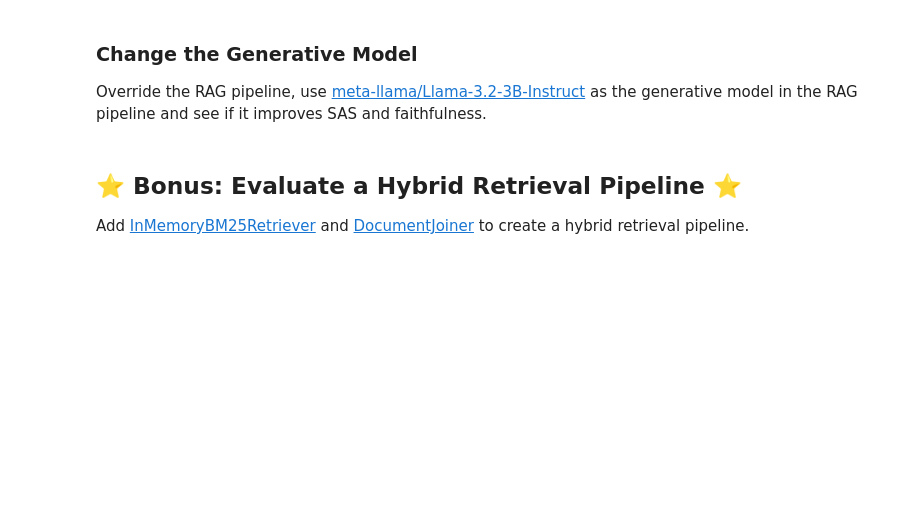
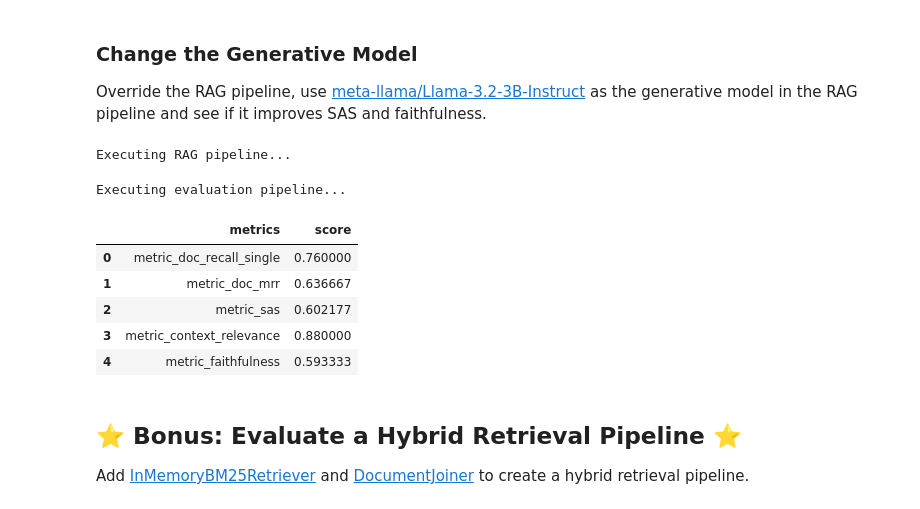
Before and after one commit to d-kleine/Advent_of_HayStack, a Jupyter notebook: 10_Evaluation_Harness.ipynb, the cells around one changed output. Drawn from its saved outputs; the diff is of its cells as text; code cells hidden in the pictures; blank space fills up the shorter version.

```diff
--- a/10_Evaluation_Harness.ipynb
+++ b/10_Evaluation_Harness.ipynb
@@ -178,10 +243,13 @@ Answer:
 rag_pipeline = Pipeline()
 rag_pipeline.add_component(
     "query_embedder",
-    HuggingFaceAPITextEmbedder(api_type="serverless_inference_api",
-                                              api_params={"model": "BAAI/bge-m3"}),
+    HuggingFaceAPITextEmbedder(
+        api_type="serverless_inference_api", api_params={"model": "BAAI/bge-m3"}
+    ),
 )
-rag_pipeline.add_component("retriever", InMemoryEmbeddingRetriever(document_store, top_k=3))
+rag_pipeline.add_component(
+    "retriever", InMemoryEmbeddingRetriever(document_store, top_k=3)
+)
 rag_pipeline.add_component("prompt_builder", PromptBuilder(template=template))
 rag_pipeline.add_component("generator", generator)
 
@@ -258,12 +373,28 @@ Override the RAG pipeline, use [meta-llama/Llama-3.2-3B-Instruct](https://huggin
 # %%
 ## TODO: Create a new RAGEvaluationOverrides to change the generative model
 
-overrides = ...
+overrides = RAGEvaluationOverrides(
+    rag_pipeline={
+        "generator": {"api_params": {"model": "meta-llama/Llama-3.2-3B-Instruct"}}
+    }
+)
 
-harness_eval_run_3b = pipeline_eval_harness.run(inputs=eval_harness_input, run_name="llama_3.2_3b", overrides=overrides)
+harness_eval_run_3b = pipeline_eval_harness.run(
+    inputs=eval_harness_input, run_name="llama_3.2_3b", overrides=overrides
+)
+# %% [output]
+Executing RAG pipeline...
+Executing evaluation pipeline...
 # %%
 ## TODO: Generate a new score report
-harness_eval_run_3b...
+harness_eval_run_3b.results.score_report()
+# %% [output]
+|  | metrics | score |
+| 0 | metric_doc_recall_single | 0.760000 |
+| 1 | metric_doc_mrr | 0.636667 |
+| 2 | metric_sas | 0.602177 |
+| 3 | metric_context_relevance | 0.880000 |
+| 4 | metric_faithfulness | 0.593333 |
 # %% [markdown]
 ## ⭐️ Bonus: Evaluate a Hybrid Retrieval Pipeline ⭐️
 
```
Also changed, not shown: parts of 19 cells of this notebook.
